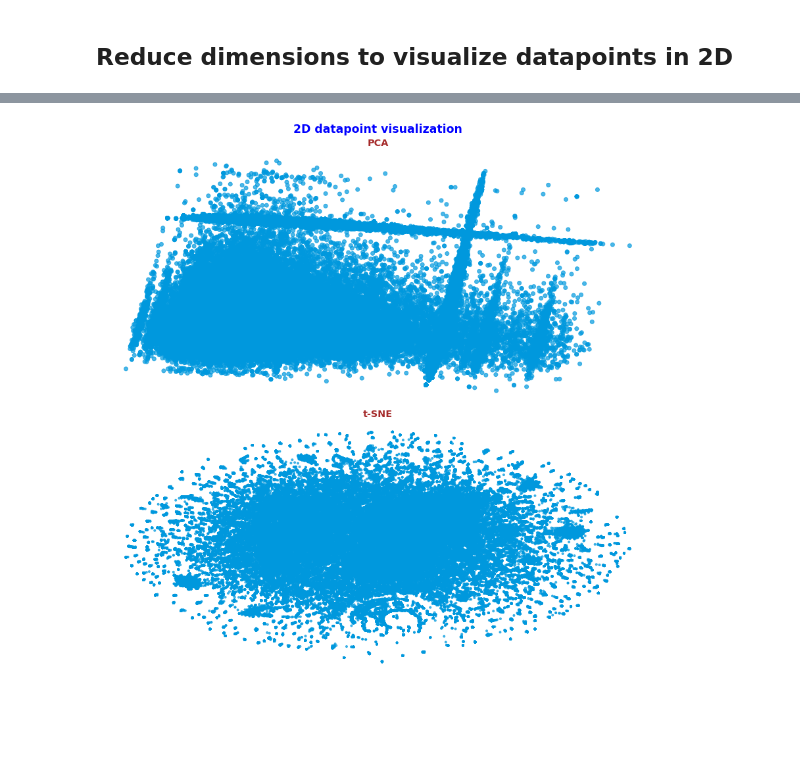
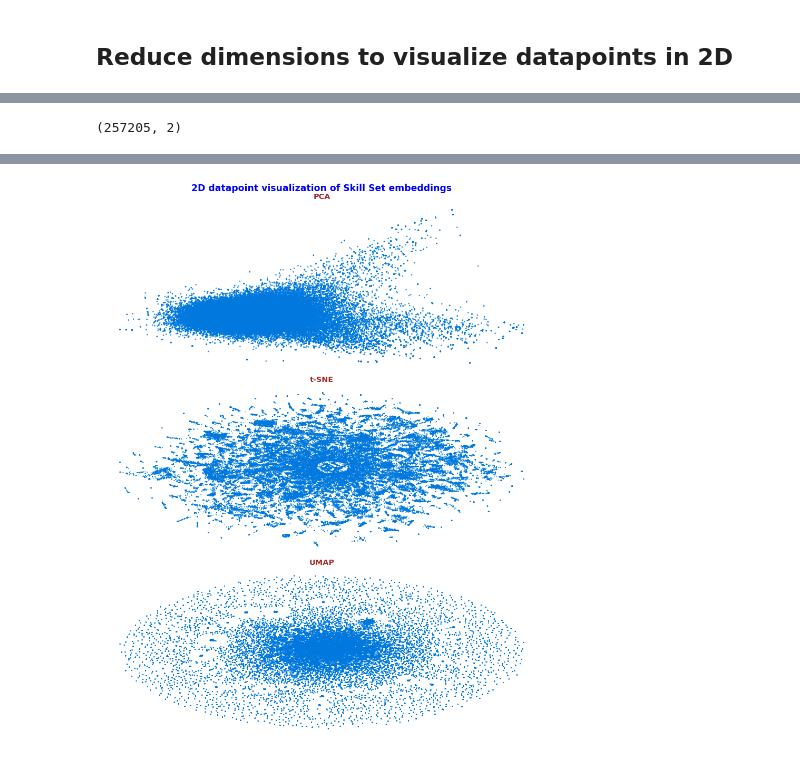
Before and after one commit to dhbangtroi/dss-thesis, a Jupyter notebook: CODES/03_job-skills_04b_reducing-dimensions-4visualization.ipynb, the cells around one changed output, grey strips where cells are left out. Cells and saved outputs as stored; diff of their text form; code cells hidden in the pictures; blank space fills up the shorter version.

```diff
--- a/CODES/03_job-skills_04b_reducing-dimensions-4visualization.ipynb
+++ b/CODES/03_job-skills_04b_reducing-dimensions-4visualization.ipynb
@@ -21,19 +21,20 @@ os_name = os.name
 if os_name == 'nt':
     """Windows platform"""
     BASE_DIR = "E:/THIENDHB_GOOGLEDRIVE/MASTER TILBURG/THESIS/"
-    INPUT_DIR = BASE_DIR + "DATASET/INPUT/"
-    OUTPUT_DIR = BASE_DIR + "DATASET/OUTPUT/"
+
 elif os_name == 'posix':
     """Linux platform"""
     BASE_DIR = "/media/pinkalinux/WORK/THIENDHB_GOOGLEDRIVE/MASTER TILBURG/THESIS/"
-    INPUT_DIR = BASE_DIR + "DATASET/INPUT/"
-    OUTPUT_DIR = BASE_DIR + "DATASET/OUTPUT/"
+
+INPUT_DIR = BASE_DIR + "DATASET/INPUT/"
+OUTPUT_DIR = BASE_DIR + "DATASET/OUTPUT/"
+RESULT_DIR = BASE_DIR + "RESULTS/"
 
 SEED = 6886
 %matplotlib inline
 # %% [markdown]
 ## Import data
 # %%
-skill_embeddings = np.load(OUTPUT_DIR + "skill_feat_embeddings.npy")
+skill_embeddings = np.load(OUTPUT_DIR + "skill_feat_halfsize_embeddings.npy")
 skill_embeddings.shape
 # %% [output]
@@ -69 +124,5 @@ tsne_datapoint.shape
+# %%
+umap_datapoint.shape
+# %% [output]
+(257205, 2)
 # %%
@@ -73,19 +133,28 @@ np.save(OUTPUT_DIR + "skills_wide_tsne_datapoints", tsne_datapoint)
+# %%
+# Load PCA, UMAP, and t-SNE data points from numpy file
+pca_datapoint = np.load(OUTPUT_DIR + "visualization/" + "skill_halfsize_pca_datapoints.npy")
+tsne_datapoint = np.load(OUTPUT_DIR + "visualization/" + "skill_halfsize_tsne_datapoints.npy")
+umap_datapoint = np.load(OUTPUT_DIR + "visualization/" + "skill_halfsize_umap_datapoints.npy")
 # %%
-plot_skill = "2D datapoint visualization"
+plot_title = "2D datapoint visualization of Skill Set embeddings"
+plot_filename = RESULT_DIR + "skill_embeddings_visualization.png"
 palette = sns.color_palette("hls", as_cmap=True)
-colors = cm.nipy_spectral(np.array([0.3]*skill_embeddings.shape[0]))
+colors = cm.nipy_spectral(np.array([0.25]*skill_embeddings.shape[0]))
 
 # Visualize clusters with PCA and t-SNE
 visualize_cluster(
-    plot_skill,
-    (12, 12),
+    plot_title,
+    (12, 15),
     colors,
     palette,
+    3,
     pca_datapoint,
     tsne_datapoint,
-    None,
+    umap_datapoint,
     pca=True,
     tsne=True,
-    mds=False
+    compute_umap=True,
+    save_plots=True,
+    plot_file=plot_filename
 )
 # %% [output]
@@ -99 +172 @@ t-SNE duration 0:00:00.046873
-[figure, old version]
+[figure, new version]
```
Also changed, not shown: parts of 9 cells of this notebook, 24 other files.
